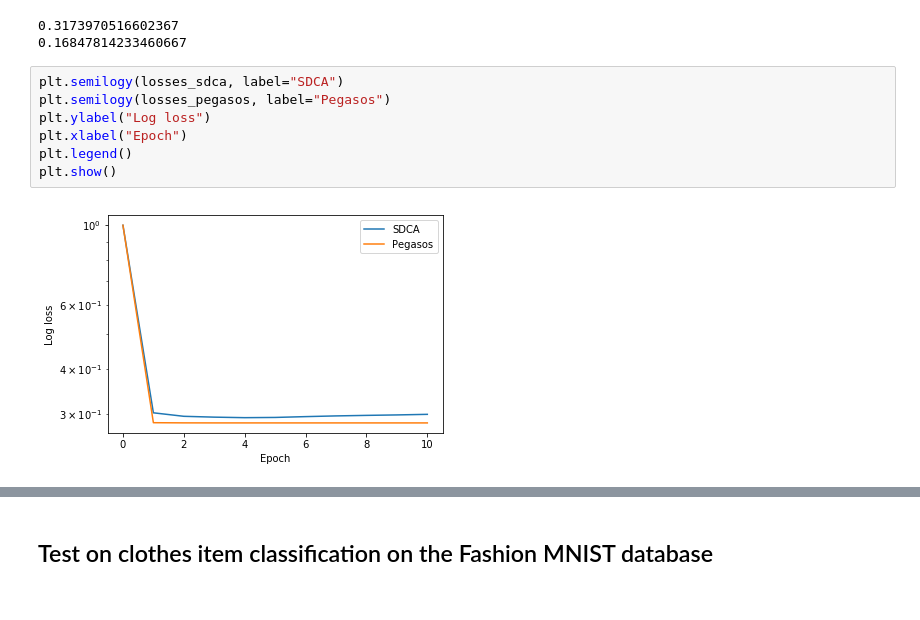
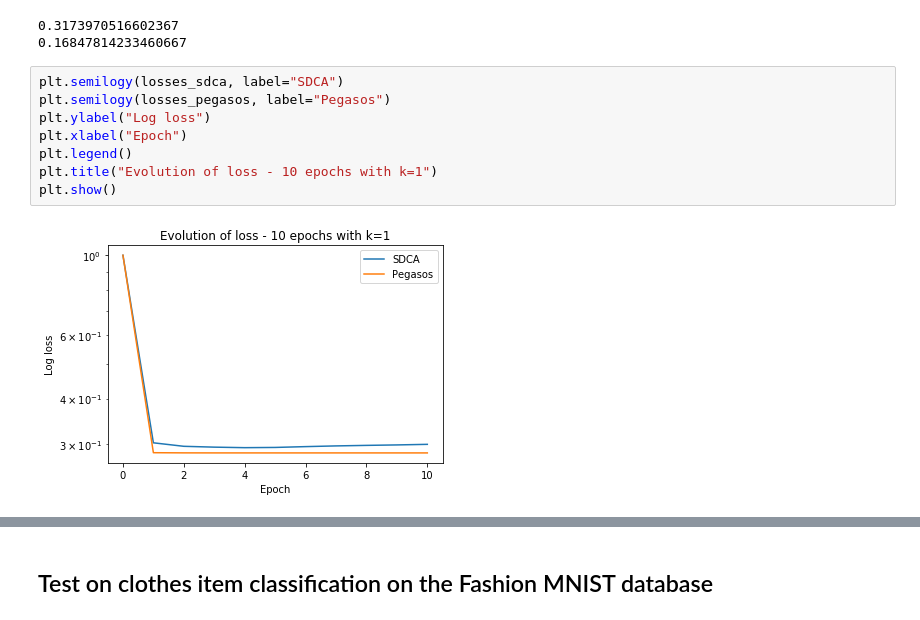
Before and after one commit to BoucheDimitri/SOADML, a Jupyter notebook: SDCA.ipynb, the cells around one changed output, grey strips where cells are left out. Cells and saved outputs as stored; diff of their text form.

```diff
--- a/SDCA.ipynb
+++ b/SDCA.ipynb
@@ -292,9 +292,10 @@ print(pegasos_time)
 # %%
 plt.semilogy(losses_sdca, label="SDCA")
 plt.semilogy(losses_pegasos, label="Pegasos")
 plt.ylabel("Log loss")
 plt.xlabel("Epoch")
 plt.legend()
+plt.title("Evolution of loss - 10 epochs with k=1")
 plt.show()
 # %% [output]
-[figure, old version]
+[figure, new version]
```
Also changed, not shown: parts of 3 cells of this notebook.
